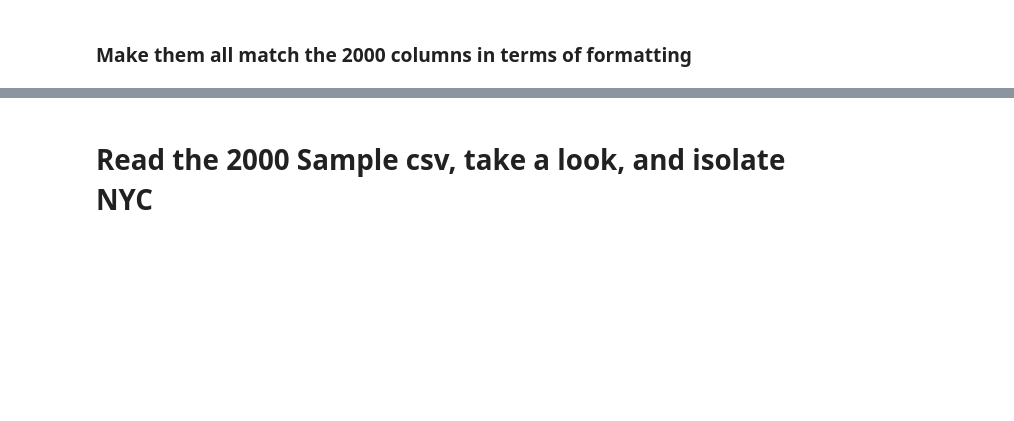
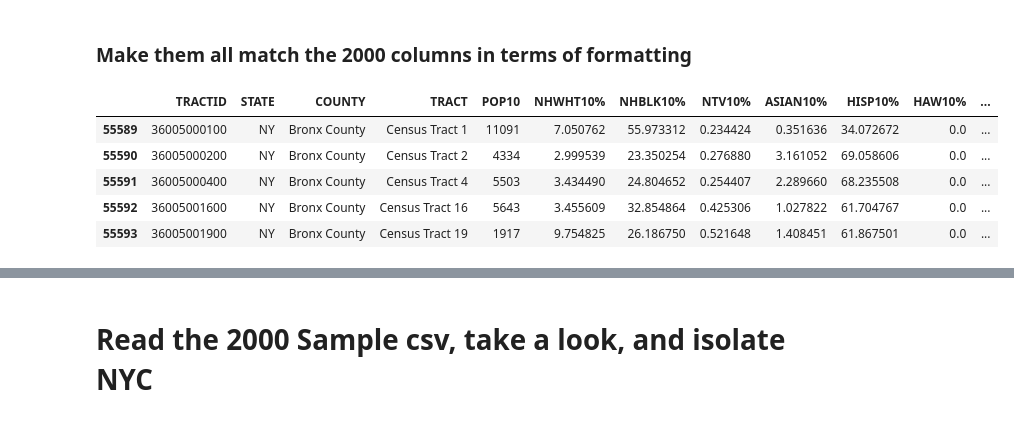
Before and after one commit to ptorres001/cluster_gentrification_new_york, a Jupyter notebook: LTDB_data.ipynb, the cells around one changed output, grey strips where cells are left out. Drawn from its saved outputs; the diff is of its cells as text; code cells hidden in the pictures; blank space fills up the shorter version.

```diff
--- a/LTDB_data.ipynb
+++ b/LTDB_data.ipynb
@@ -206,0 +210,30 @@ house_cols = list(nyc_10.columns.values[-4:-2])
+# %%
+ppl_cols = [ 'NHWHT10',
+       'NHBLK10', 'NTV10', 'ASIAN10', 'HISP10', 'HAW10', 'INDIA10',
+       'CHINA10', 'FILIP10', 'JAPAN10', 'KOREA10', 'VIET10', 'MEX10',
+       'PR10', 'CUBAN10', 'FAMILY10', 'FHH10', 'A18UND10', 'A60UP10', 'A75UP10', 'AGEWHT10',
+       'A15WHT10', 'A60WHT10', 'AGEBLK10', 'A15BLK10', 'A60BLK10',
+       'AGEHSP10', 'A15HSP10', 'A60HSP10', 'AGEASN10', 'A15ASN10',
+       'A60ASN10', 'AGENTV10', 'A15NTV10', 'A60NTV10']
+house_cols = ['VAC10', 'OHU10',
+       'OWN10', 'RENT10']
+# %%
+def pipe(df,ppl,house):
+    for x in df.columns.values:
+        if x in ppl:
+            df[x+'%'] = 100 * df[x] / df['POP10']
+        elif x in house:
+            df[x+'%'] = 100* df[x] / df['HU10']
+    df['NONWHT10%'] = 100 * (df.iloc[:,6:10].sum(1)/df['POP10'])
+    df.drop(df.columns[5:47],axis=1,inplace=True)
+# %%
+nyc_10p = nyc_10.copy()
+pipe(nyc_10p,ppl_cols,house_cols)
+nyc_10p.head()
+# %% [output]
+|  | TRACTID | STATE | COUNTY | TRACT | POP10 | NHWHT10% | NHBLK10% | NTV10% | ASIAN10% | HISP10% | HAW10% | ... |
+| 55589 | 36005000100 | NY | Bronx County | Census Tract 1 | 11091 | 7.050762 | 55.973312 | 0.234424 | 0.351636 | 34.072672 | 0.0 | ... |
+| 55590 | 36005000200 | NY | Bronx County | Census Tract 2 | 4334 | 2.999539 | 23.350254 | 0.276880 | 3.161052 | 69.058606 | 0.0 | ... |
+| 55591 | 36005000400 | NY | Bronx County | Census Tract 4 | 5503 | 3.434490 | 24.804652 | 0.254407 | 2.289660 | 68.235508 | 0.0 | ... |
+| 55592 | 36005001600 | NY | Bronx County | Census Tract 16 | 5643 | 3.455609 | 32.854864 | 0.425306 | 1.027822 | 61.704767 | 0.0 | ... |
+| 55593 | 36005001900 | NY | Bronx County | Census Tract 19 | 1917 | 9.754825 | 26.186750 | 0.521648 | 1.408451 | 61.867501 | 0.0 | ... |
```
Also changed, not shown: parts of 11 cells of this notebook.
